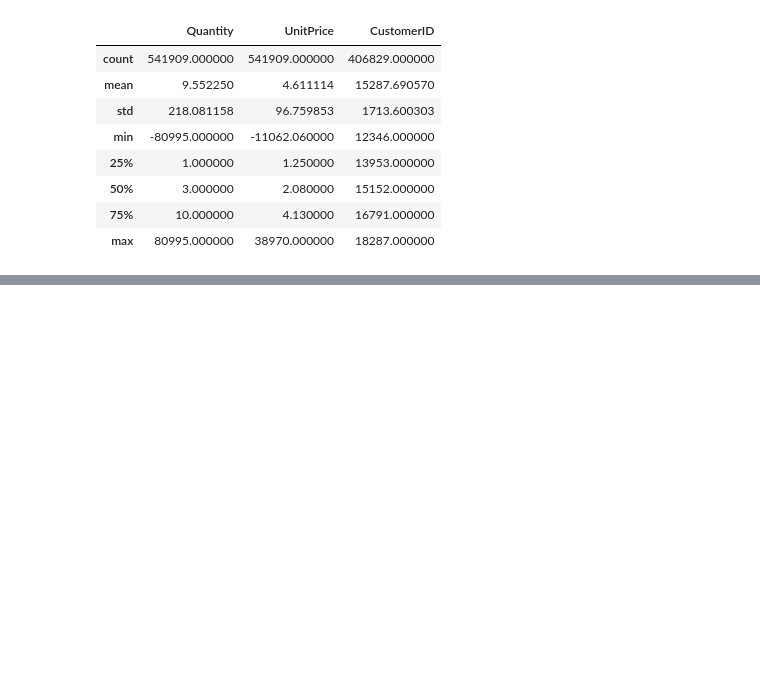
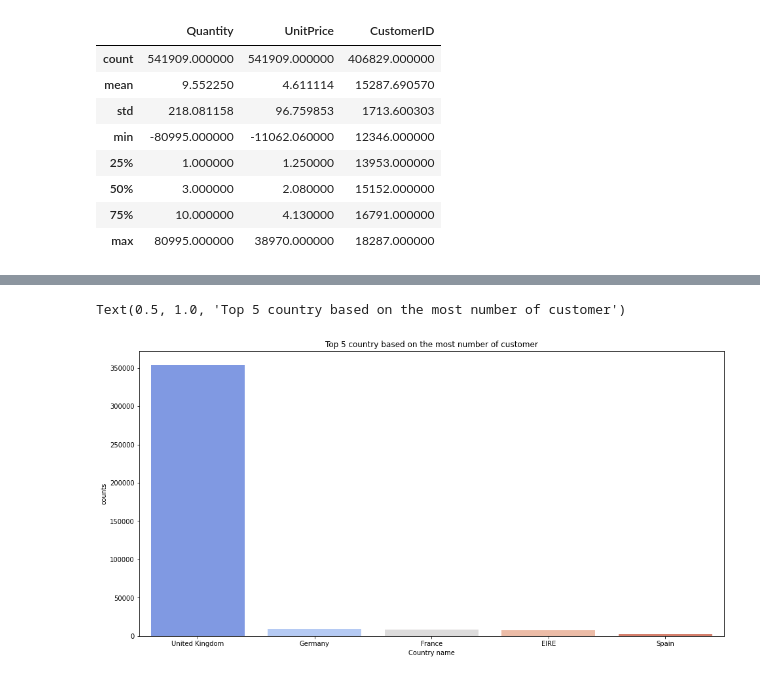
Before and after one commit to milanajudiya/Customer_Segmentation, a Jupyter notebook: Online_Retail_Customer_Segmentation.ipynb, the cells around one changed output, grey strips where cells are left out. Drawn from its saved outputs; the diff is of its cells as text; code cells hidden in the pictures; blank space fills up the shorter version.

```diff
--- a/Online_Retail_Customer_Segmentation.ipynb
+++ b/Online_Retail_Customer_Segmentation.ipynb
@@ -94,0 +203,4 @@ df["InvoiceNo"].str.contains("C").sum()
+# %%
+df_country = df_orcs["Country"].value_counts().reset_index()
+df_country.rename(columns={"index" : "Country name", "Country" : "counts"},inplace=True)
+df_country.head()
@@ -94,0 +223,7 @@ df["InvoiceNo"].str.contains("C").sum()
+# %%
+plt.figure(figsize=(16,8))
+sns.barplot(x= "Country name" , y="counts",palette = "coolwarm", data=df_country[:5])
+plt.title("Top 5 country based on the most number of customer")
+# %% [output]
+Text(0.5, 1.0, 'Top 5 country based on the most number of customer')
+[figure, added]
```
Also changed, not shown: parts of 51 cells of this notebook.
